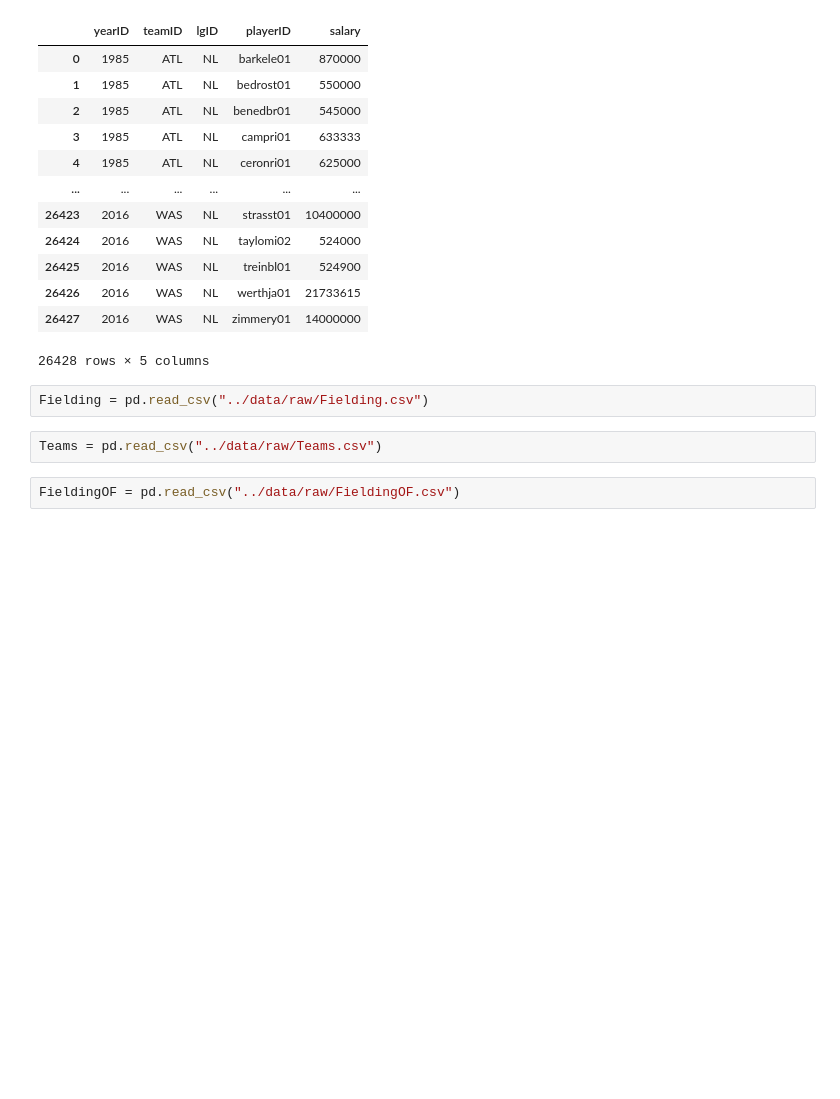
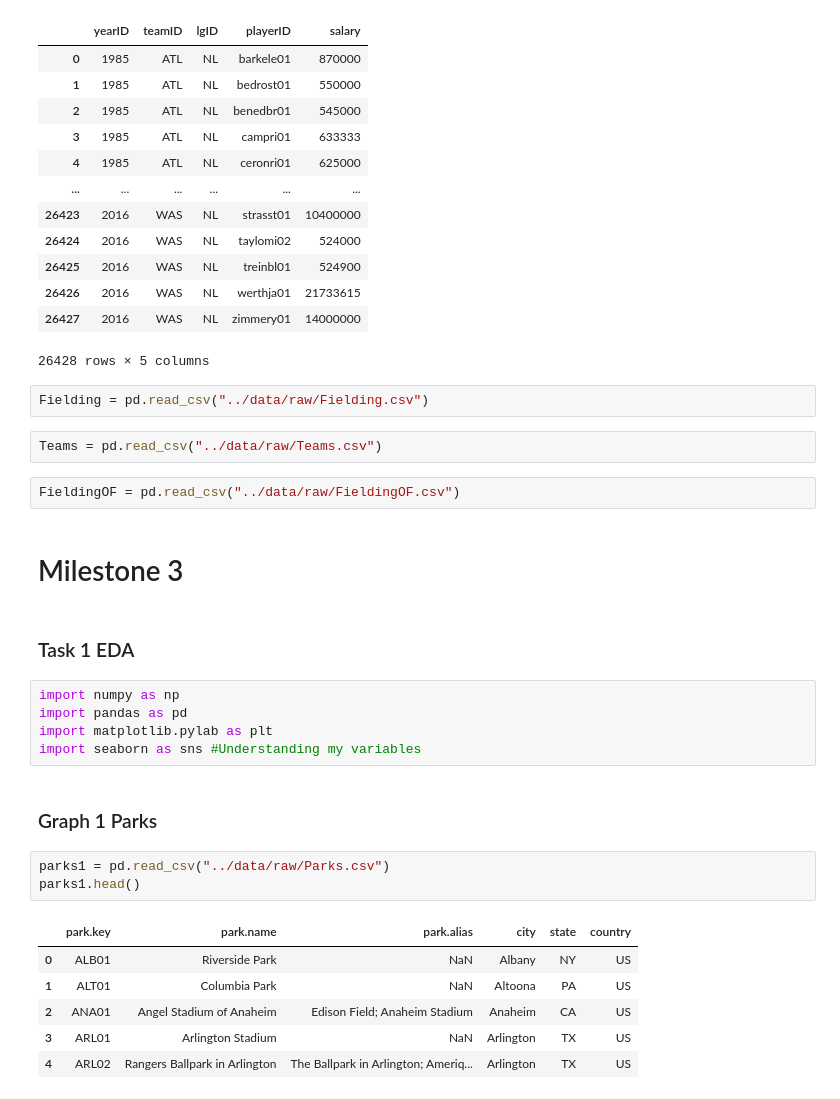
Before and after one commit to data301-2021-winter1/project-group37-project, a Jupyter notebook: notebooks/analysis2.ipynb, the cells around one changed output. Saved outputs shown, nothing was run; the diff lists cells and outputs as text; blank space fills up the shorter version.

```diff
--- a/notebooks/analysis2.ipynb
+++ b/notebooks/analysis2.ipynb
@@ -70,3 +70,24 @@ Fielding = pd.read_csv("../data/raw/Fielding.csv")
 Teams = pd.read_csv("../data/raw/Teams.csv")
 # %%
 FieldingOF = pd.read_csv("../data/raw/FieldingOF.csv")
+# %% [markdown]
+# Milestone 3
+# %% [markdown]
+### Task 1 EDA
+# %%
+import numpy as np
+import pandas as pd
+import matplotlib.pylab as plt
+import seaborn as sns #Understanding my variables
+# %% [markdown]
+### Graph 1 Parks
+# %%
+parks1 = pd.read_csv("../data/raw/Parks.csv")
+parks1.head()
+# %% [output]
+|  | park.key | park.name | park.alias | city | state | country |
+| 0 | ALB01 | Riverside Park | NaN | Albany | NY | US |
+| 1 | ALT01 | Columbia Park | NaN | Altoona | PA | US |
+| 2 | ANA01 | Angel Stadium of Anaheim | Edison Field; Anaheim Stadium | Anaheim | CA | US |
+| 3 | ARL01 | Arlington Stadium | NaN | Arlington | TX | US |
+| 4 | ARL02 | Rangers Ballpark in Arlington | The Ballpark in Arlington; Ameriq... | Arlington | TX | US |
```
Also changed, not shown: parts of 4 cells of this notebook, 1 other file.
